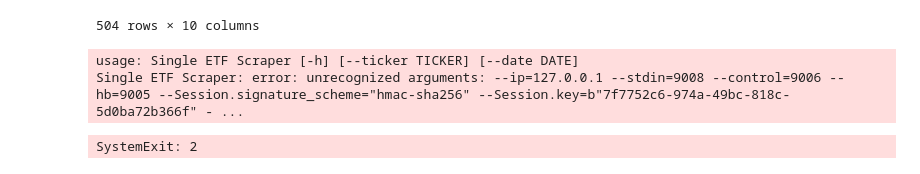
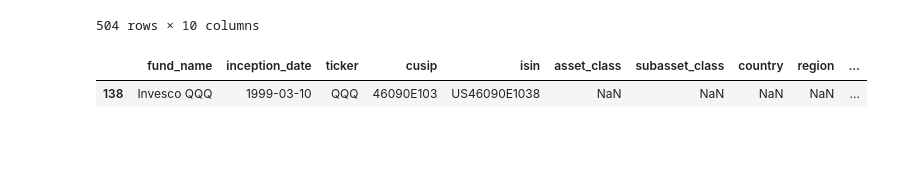
Before and after one commit to nikulpatel3141/ETF-Scraper, a Jupyter notebook: Notebooks/scripting.ipynb, the cells around one changed output. Cells and saved outputs as stored; diff of their text form; code cells hidden in the pictures; blank space fills up the shorter version.

```diff
--- a/Notebooks/scripting.ipynb
+++ b/Notebooks/scripting.ipynb
@@ -322,20 +322,8 @@ df
 | 506 | DISH Network Corporation Class A | DISH | 25470M10 | 2303581 | 0.011113 | Communication Services | 2734767.0 | USD | SPY | ... |
 | 507 | News Corporation Class B | NWS | 65249B20 | BBGVT51 | 0.007208 | Communication Services | 1354594.0 | USD | SPY | ... |
 504 rows × 10 columns
-# %%
-import argparse
-
-def parse_args():
-    parser = argparse.ArgumentParser(
-        prog="Single ETF Scraper",
-        description="Query for a single ticker's holdings for a single date and outputs as a csv to stdout",
-    )
-    parser.add_argument("--ticker", type=str, default="")
-    parser.add_argument("--date", type=str, default="")
-    return parser.parse_args()
-
-parse_args()
-# %% [output]
-usage: Single ETF Scraper [-h] [--ticker TICKER] [--date DATE]
-Single ETF Scraper: error: unrecognized arguments: --ip=127.0.0.1 --stdin=9008 --control=9006 --hb=9005 --Session.signature_scheme="hmac-sha256" --Session.key=b"7f7752c6-974a-49bc-818c-5d0ba72b366f" - ...
-SystemExit: 2
+# %%
+l[(l['provider']=='Invesco')&(l['fund_name'].str.contains('QQQ'))]
+# %% [output]
+|  | fund_name | inception_date | ticker | cusip | isin | asset_class | subasset_class | country | region | ... |
+| 138 | Invesco QQQ | 1999-03-10 | QQQ | 46090E103 | US46090E1038 | NaN | NaN | NaN | NaN | ... |
```
Also changed, not shown: 5 other files.
